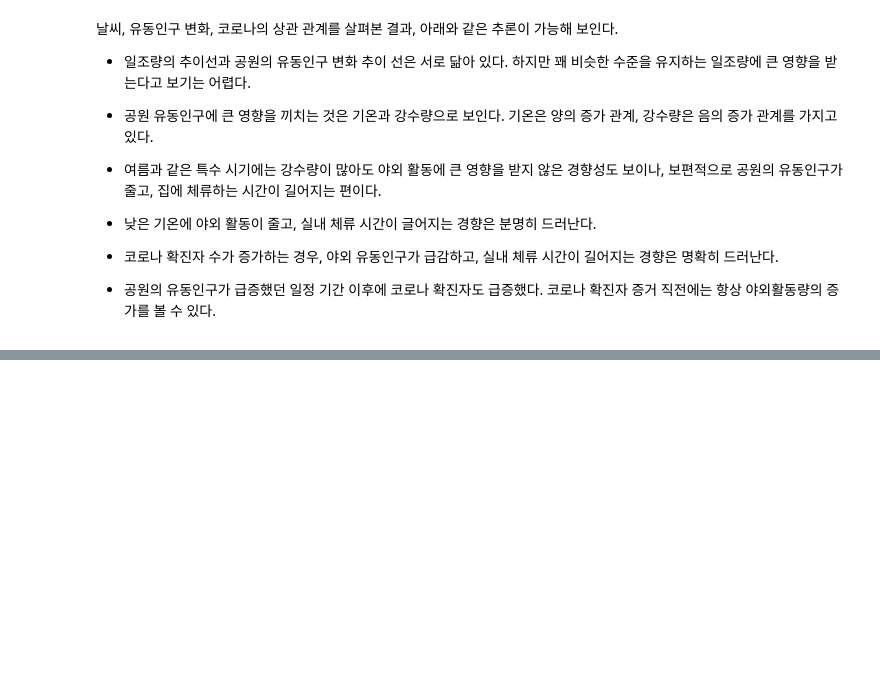
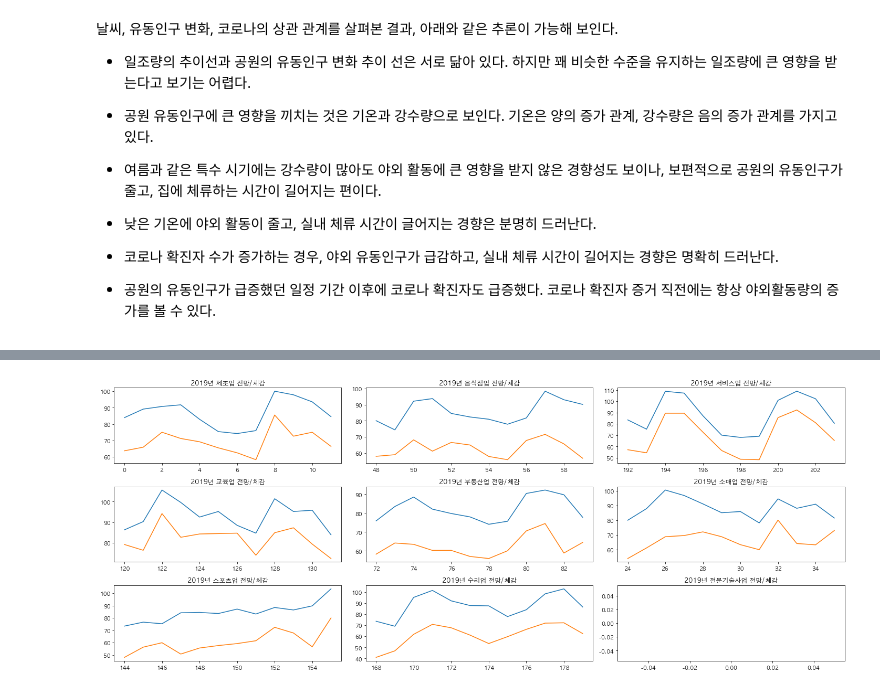
Before and after one commit to wonkwonlee/covid-data-analysis, a Jupyter notebook: covid19-EDA.ipynb, the cells around one changed output, grey strips where cells are left out. Cells and saved outputs as stored; diff of their text form; code cells hidden in the pictures; blank space fills up the shorter version.

```diff
--- a/covid19-EDA.ipynb
+++ b/covid19-EDA.ipynb
@@ -571,0 +806,4 @@ plt.show()
+# %%
+# 데이터 불러오기
+가게업종 = pd.read_excel('data/소상공인_업종별_실적_및_전망.xlsx')
+가게업종.head(5)
@@ -571,0 +817,3 @@ plt.show()
+# %%
+# 결측치 이전 값으로 채우기
+가게업종['업종별(1)'] = 가게업종['업종별(1)'].ffill()
@@ -571,0 +852,11 @@ plt.show()
+# %%
+# 2019
+제조업ps = 제조업.loc[제조업['시점'].str.contains('2019')]
+음식점업ps = 음식점업.loc[음식점업['시점'].str.contains('2019')]
+서비스업ps = 서비스업.loc[서비스업['시점'].str.contains('2019')]
+교육업ps = 교육업.loc[교육업['시점'].str.contains('2019')]
+부동산업ps = 부동산업.loc[부동산업['시점'].str.contains('2019')]
+소매업ps = 소매업.loc[소매업['시점'].str.contains('2019')]
+스포츠업ps = 스포츠업.loc[스포츠업['시점'].str.contains('2019')]
+수리업ps = 수리업.loc[수리업['시점'].str.contains('2019')]
+전문기술사업ps = 전문기술사업.loc[전문기술사업['시점'].str.contains('2019')]
@@ -571,0 +873,34 @@ plt.show()
+# %%
+fig, ax = plt.subplots(3, 3, figsize=(20, 8))
+
+ax[0, 0].set_title('2019년 제조업 전망/체감')
+ax[0, 0].plot(제조업ps['전망'], label='전망')
+ax[0, 0].plot(제조업ps['체감'], label='체감')
+ax[0, 1].set_title('2019년 음식점업 전망/체감')
+ax[0, 1].plot(음식점업ps['전망'], label='전망')
+ax[0, 1].plot(음식점업ps['체감'], label='체감')
+ax[0, 2].set_title('2019년 서비스업 전망/체감')
+ax[0, 2].plot(서비스업ps['전망'], label='전망')
+ax[0, 2].plot(서비스업ps['체감'], label='체감')
+ax[1, 0].set_title('2019년 교육업 전망/체감')
+ax[1, 0].plot(교육업ps['전망'], label='전망')
+ax[1, 0].plot(교육업ps['체감'], label='체감')
+ax[1, 1].set_title('2019년 부동산업 전망/체감')
+ax[1, 1].plot(부동산업ps['전망'], label='전망')
+ax[1, 1].plot(부동산업ps['체감'], label='체감')
+ax[1, 2].set_title('2019년 소매업 전망/체감')
+ax[1, 2].plot(소매업ps['전망'], label='전망')
+ax[1, 2].plot(소매업ps['체감'], label='체감')
+ax[2, 0].set_title('2019년 스포츠업 전망/체감')
+ax[2, 0].plot(스포츠업ps['전망'], label='전망')
+ax[2, 0].plot(스포츠업ps['체감'], label='체감')
+ax[2, 1].set_title('2019년 수리업 전망/체감')
+ax[2, 1].plot(수리업ps['전망'], label='전망')
+ax[2, 1].plot(수리업ps['체감'], label='체감')
+ax[2, 2].set_title('2019년 전문기술사업 전망/체감')
+ax[2, 2].plot(전문기술사업ps['전망'], label='전망')
+ax[2, 2].plot(전문기술사업ps['체감'], label='체감')
+plt.tight_layout()
+plt.show()
+# %% [output]
+[figure, added]
```
Also changed, not shown: parts of 37 cells of this notebook, 4 other files.
